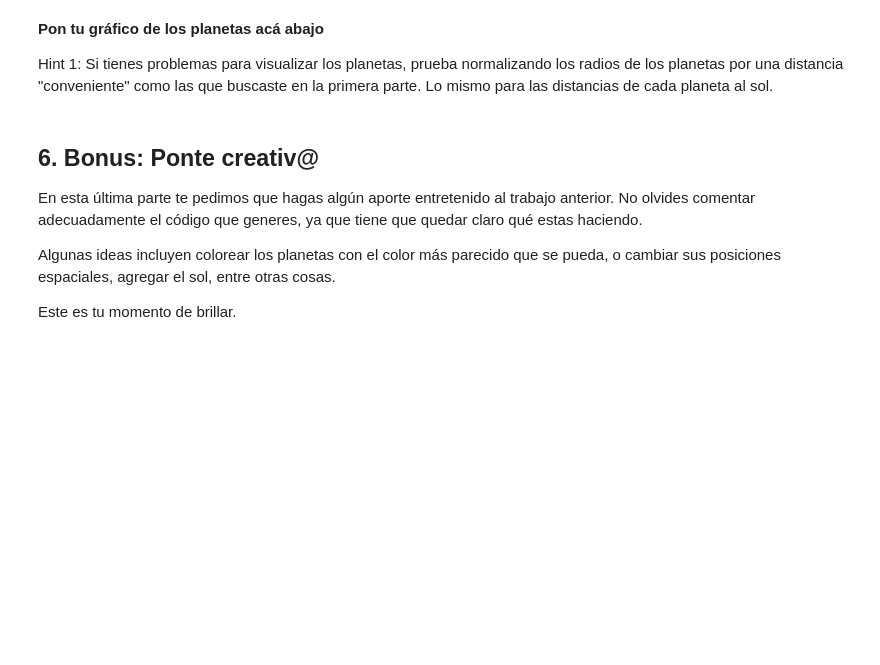
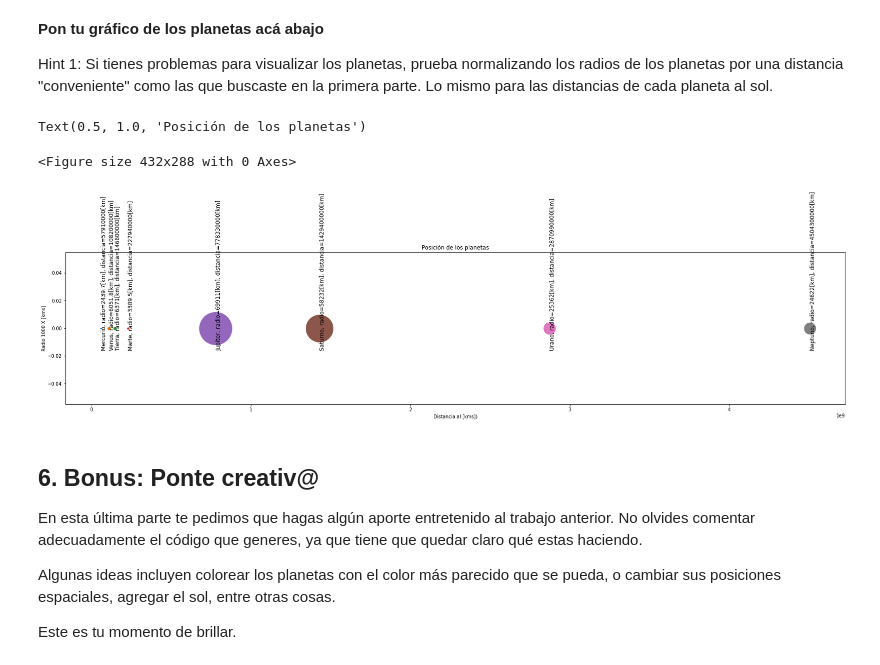
Before and after one commit to Pepebeats-flp/minitarea1, a Jupyter notebook: minitarea1_alumnos.ipynb, the cells around one changed output. Cells and saved outputs as stored; diff of their text form; code cells hidden in the pictures; blank space fills up the shorter version.

```diff
--- a/minitarea1_alumnos.ipynb
+++ b/minitarea1_alumnos.ipynb
@@ -71,3 +102,15 @@ NameError: ignored
 Usando las listas de planetas, radios y distancias crea un diccionario `dict_planetas` en que cada _llave_ sea el nombre del planeta, y el valor asignado sea un objeto `Planeta` que se cree usando la información respectiva de cada uno.
 
 Prueba que todo esté correcto printeando la información de todos los planetas.
+# %%
+dict_planetas = {}
+
+for i in range(0, len(planetas)):
+  nombre = planetas[i]
+  radio = radio_planetas[i]
+  distancia = distancia_planetas[i]
+  info = Planeta(nombre,radio,distancia)
+  dict_planetas[nombre]=info
+
+
+dict_planetas
@@ -110,6 +156,30 @@ plt.title('Posición de los planetas')
 **Pon tu gráfico de los planetas acá abajo**
 
 Hint 1: Si tienes problemas para visualizar los planetas, prueba normalizando los radios de los planetas por una distancia "conveniente" como las que buscaste en la primera parte. Lo mismo para las distancias de cada planeta al sol.
+# %%
+# Matplotlib es una libreria que sirve para ahcer graficos como en MATLAB
+import matplotlib.pyplot as plt
+
+
+# La parte de abajo usa las funciones de matplotlib para graficar un planeta
+# Primero creamos una figura donde pondremos los objetos
+fig1 = plt.figure()
+plt.figure(figsize=(30,6))
+for i in dict_planetas:
+  planeta=dict_planetas[i]
+  plt.plot(planeta.distancia, 0, 'o',markersize=planeta.radio/1000)
+  plt.text(planeta.distancia, -0.015, planeta.info(), rotation=90, size=12)
+
+
+
+# Por ultimo ponemos la información que no puede faltar nunca en un gráfico: las etiquetas y titulo
+plt.xlabel('Distancia al [kms])')
+plt.ylabel('Radio 1000 X [kms]')
+plt.title('Posición de los planetas')
+# %% [output]
+Text(0.5, 1.0, 'Posición de los planetas')
+<Figure size 432x288 with 0 Axes>
+[figure, added]
 # %% [markdown]
 ## 6. Bonus: Ponte creativ@
 En esta última parte te pedimos que hagas algún aporte entretenido al trabajo anterior. No olvides comentar adecuadamente el código que generes, ya que tiene que quedar claro qué estas haciendo.
```
Also changed, not shown: parts of 7 cells of this notebook.
